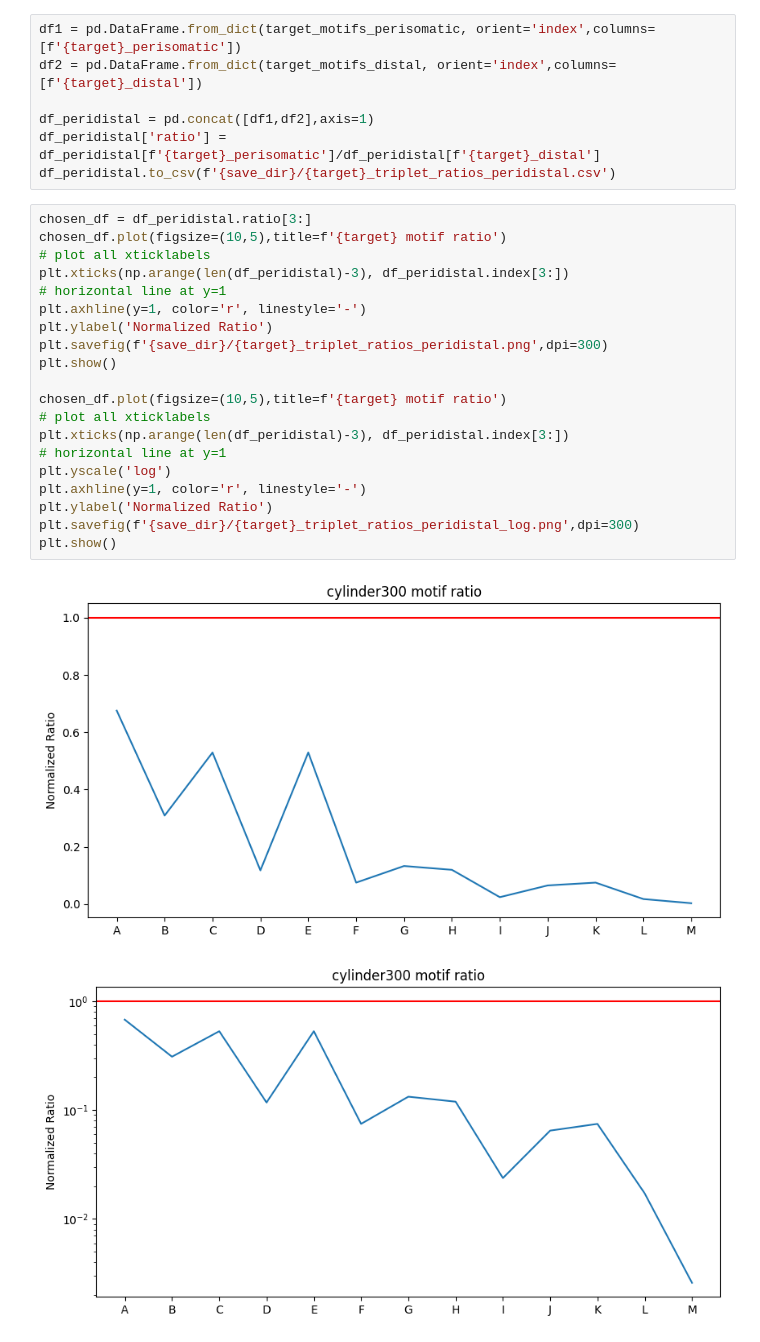
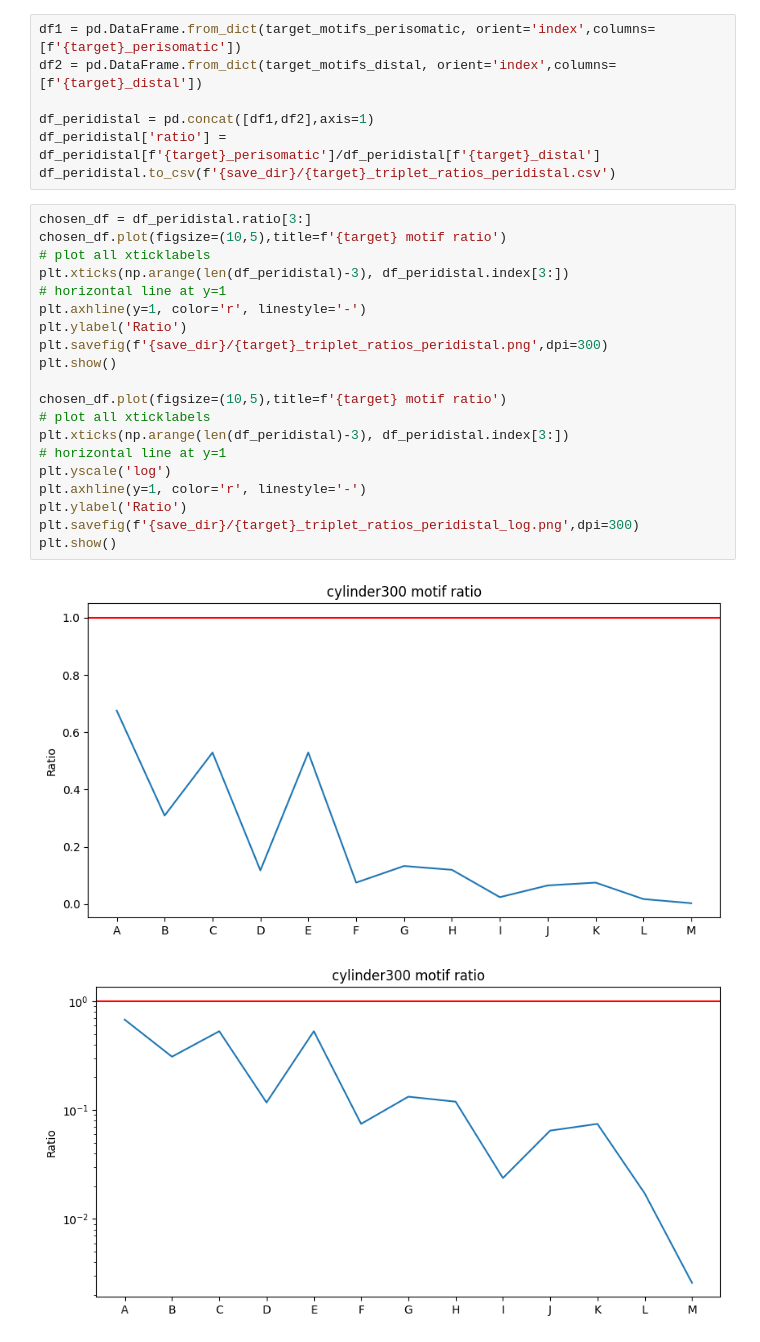
Before and after one commit to KeremKurban/graph_analysis, a Jupyter notebook: notebooks/triplets/rees2016.ipynb, the cells around one changed output. Drawn from its saved outputs; the diff is of its cells as text.

```diff
--- a/notebooks/triplets/rees2016.ipynb
+++ b/notebooks/triplets/rees2016.ipynb
@@ -186,23 +186,23 @@ df_peridistal.to_csv(f'{save_dir}/{target}_triplet_ratios_peridistal.csv')
 # %%
 chosen_df = df_peridistal.ratio[3:]
 chosen_df.plot(figsize=(10,5),title=f'{target} motif ratio')
 # plot all xticklabels
 plt.xticks(np.arange(len(df_peridistal)-3), df_peridistal.index[3:])
 # horizontal line at y=1
 plt.axhline(y=1, color='r', linestyle='-')
-plt.ylabel('Normalized Ratio')
+plt.ylabel('Ratio')
 plt.savefig(f'{save_dir}/{target}_triplet_ratios_peridistal.png',dpi=300)
 plt.show()
 
 chosen_df.plot(figsize=(10,5),title=f'{target} motif ratio')
 # plot all xticklabels
 plt.xticks(np.arange(len(df_peridistal)-3), df_peridistal.index[3:])
 # horizontal line at y=1
 plt.yscale('log')
 plt.axhline(y=1, color='r', linestyle='-')
-plt.ylabel('Normalized Ratio')
+plt.ylabel('Ratio')
 plt.savefig(f'{save_dir}/{target}_triplet_ratios_peridistal_log.png',dpi=300)
 plt.show()
 # %% [output]
-[figure, old version]
+[figure, new version]
-[figure, old version]
+[figure, new version]
```
Also changed, not shown: parts of 3 cells of this notebook, 3 other files.
